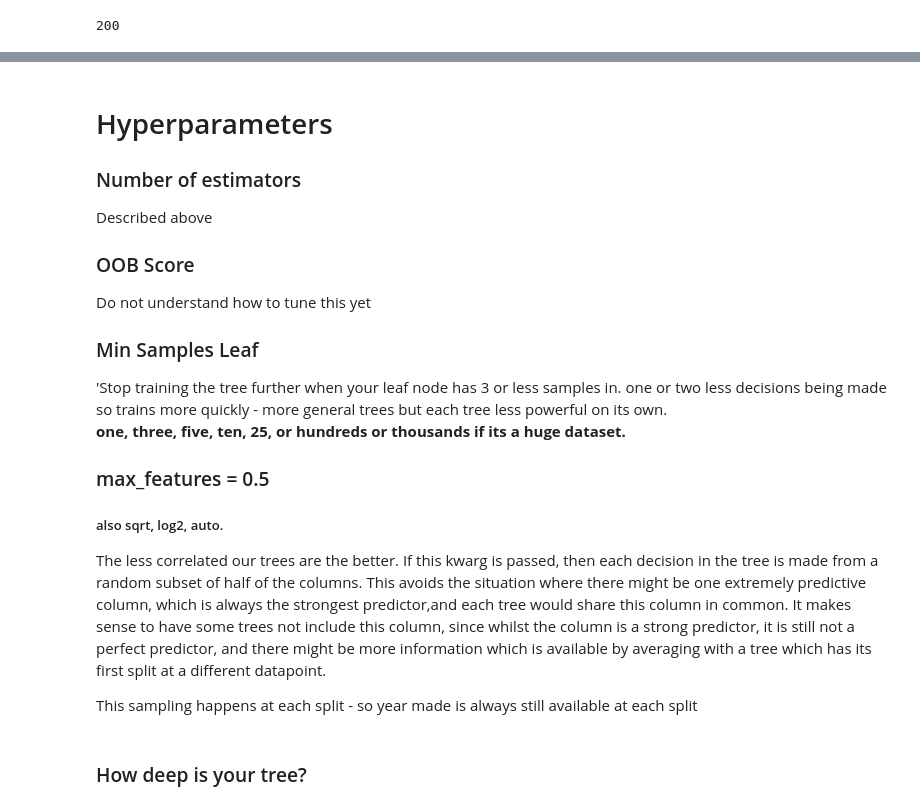
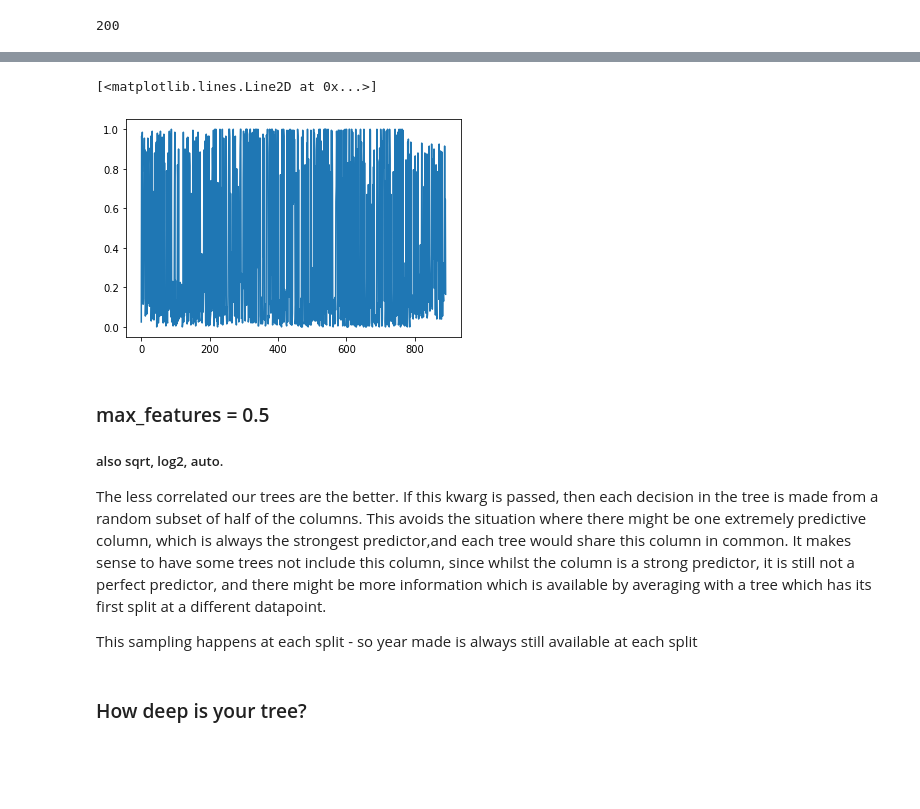
Before and after one commit to Mgallimore88/ML_Titanic, a Jupyter notebook: titanic_notebook.ipynb, the cells around one changed output, grey strips where cells are left out. Cells and saved outputs as stored; diff of their text form; code cells hidden in the pictures; blank space fills up the shorter version.

```diff
--- a/titanic_notebook.ipynb
+++ b/titanic_notebook.ipynb
@@ -600,13 +627,9 @@ m.n_estimators
+# %%
+plt.plot(msl[0].predict(df))
+# %% [output]
+[<matplotlib.lines.Line2D at 0x...>]
+[figure, added]
 # %% [markdown]
-# Hyperparameters
-### Number of estimators
-Described above
-### OOB Score
-Do not understand how to tune this yet
-### Min Samples Leaf
-'Stop training the tree further when your leaf node has 3 or less samples in. one or two less decisions being made so trains more quickly - more general trees but each tree less powerful on its own.
-<b>one, three, five, ten, 25, or hundreds or thousands if its a huge dataset. </b>
-
 ### max_features = 0.5
 ##### also sqrt, log2, auto.
 The less correlated our trees are the better.
```
Also changed, not shown: parts of 35 cells of this notebook, 1 other file.
